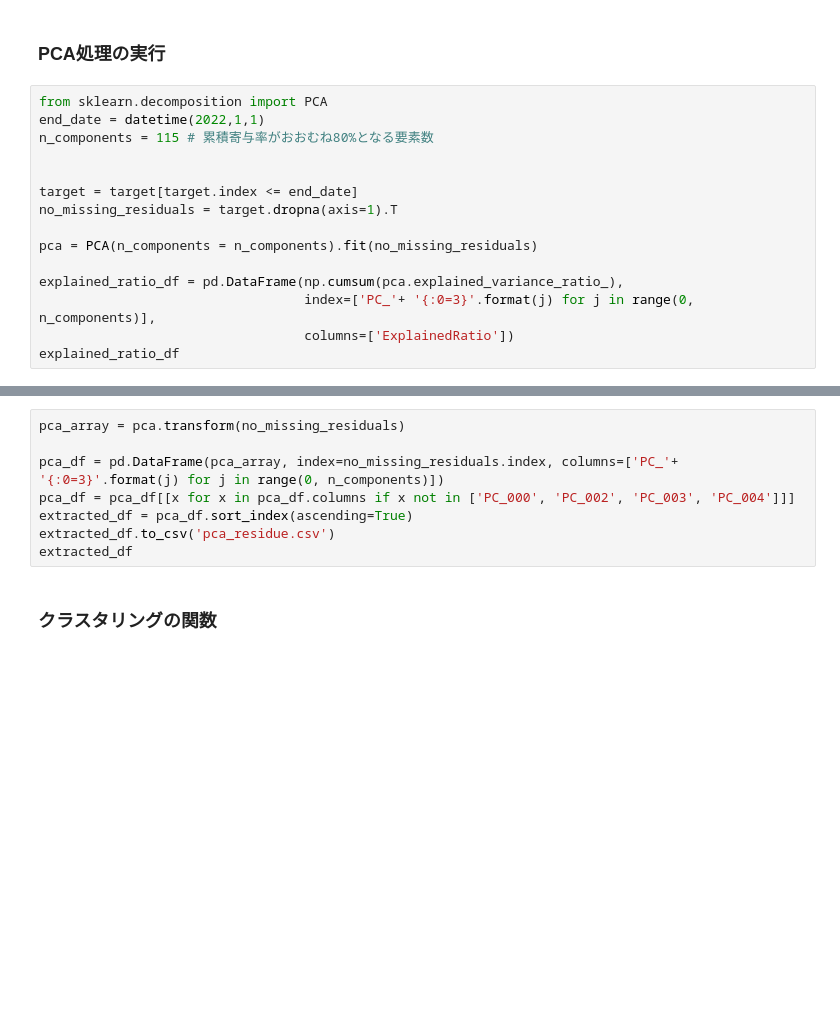
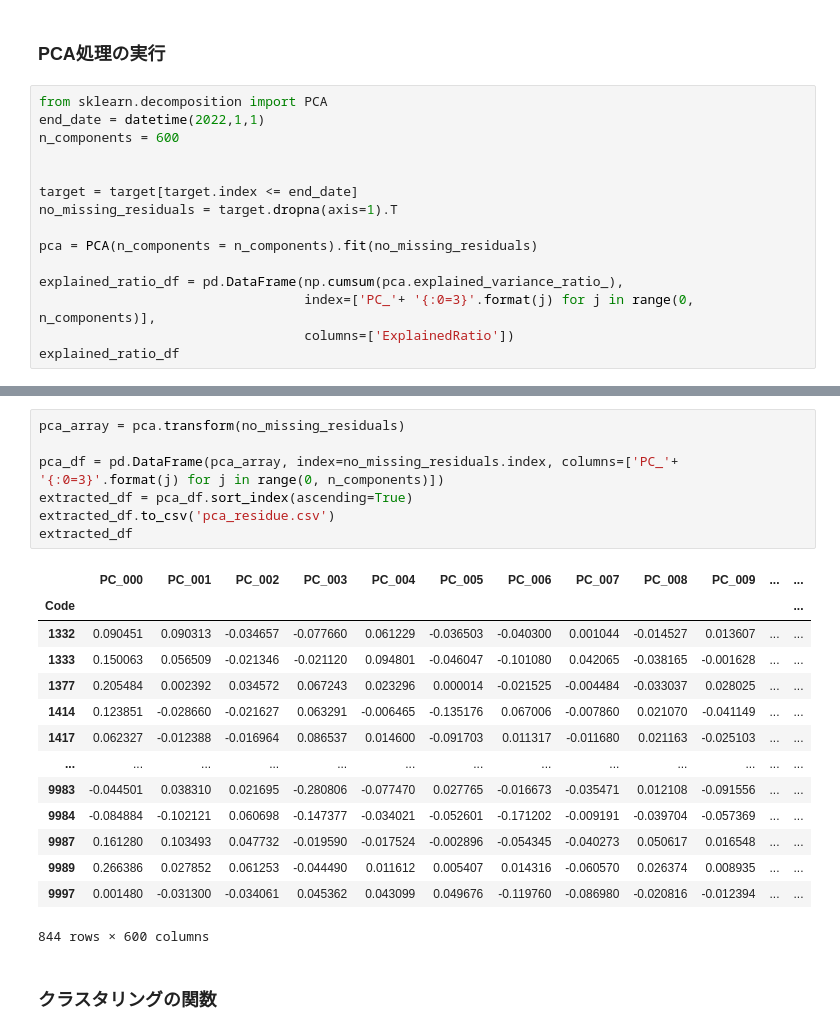
Before and after one commit to reona-investing/enrich_me, a Jupyter notebook: project/execution_scripts/clustering/sector_redim_UMAP.ipynb, the cells around one changed output, grey strips where cells are left out. Drawn from its saved outputs; the diff is of its cells as text; blank space fills up the shorter version.

```diff
--- a/project/execution_scripts/clustering/sector_redim_UMAP.ipynb
+++ b/project/execution_scripts/clustering/sector_redim_UMAP.ipynb
@@ -35,7 +70,7 @@ target
 # %%
 from sklearn.decomposition import PCA
 end_date = datetime(2022,1,1)
-n_components = 115 # 累積寄与率がおおむね80%となる要素数
+n_components = 600
 
 
 target = target[target.index <= end_date]
@@ -50,11 +99,25 @@ explained_ratio_df
 # %%
 pca_array = pca.transform(no_missing_residuals)
 
 pca_df = pd.DataFrame(pca_array, index=no_missing_residuals.index, columns=['PC_'+ '{:0=3}'.format(j) for j in range(0, n_components)])
-pca_df = pca_df[[x for x in pca_df.columns if x not in ['PC_000', 'PC_002', 'PC_003', 'PC_004']]]
 extracted_df = pca_df.sort_index(ascending=True)
 extracted_df.to_csv('pca_residue.csv')
 extracted_df
+# %% [output]
+|  | PC_000 | PC_001 | PC_002 | PC_003 | PC_004 | PC_005 | PC_006 | PC_007 | PC_008 | PC_009 | ... | ... |
+| Code |  |  |  |  |  |  |  |  |  |  |  | ... |
+| 1332 | 0.090451 | 0.090313 | -0.034657 | -0.077660 | 0.061229 | -0.036503 | -0.040300 | 0.001044 | -0.014527 | 0.013607 | ... | ... |
+| 1333 | 0.150063 | 0.056509 | -0.021346 | -0.021120 | 0.094801 | -0.046047 | -0.101080 | 0.042065 | -0.038165 | -0.001628 | ... | ... |
+| 1377 | 0.205484 | 0.002392 | 0.034572 | 0.067243 | 0.023296 | 0.000014 | -0.021525 | -0.004484 | -0.033037 | 0.028025 | ... | ... |
+| 1414 | 0.123851 | -0.028660 | -0.021627 | 0.063291 | -0.006465 | -0.135176 | 0.067006 | -0.007860 | 0.021070 | -0.041149 | ... | ... |
+| 1417 | 0.062327 | -0.012388 | -0.016964 | 0.086537 | 0.014600 | -0.091703 | 0.011317 | -0.011680 | 0.021163 | -0.025103 | ... | ... |
+| ... | ... | ... | ... | ... | ... | ... | ... | ... | ... | ... | ... | ... |
+| 9983 | -0.044501 | 0.038310 | 0.021695 | -0.280806 | -0.077470 | 0.027765 | -0.016673 | -0.035471 | 0.012108 | -0.091556 | ... | ... |
+| 9984 | -0.084884 | -0.102121 | 0.060698 | -0.147377 | -0.034021 | -0.052601 | -0.171202 | -0.009191 | -0.039704 | -0.057369 | ... | ... |
+| 9987 | 0.161280 | 0.103493 | 0.047732 | -0.019590 | -0.017524 | -0.002896 | -0.054345 | -0.040273 | 0.050617 | 0.016548 | ... | ... |
+| 9989 | 0.266386 | 0.027852 | 0.061253 | -0.044490 | 0.011612 | 0.005407 | 0.014316 | -0.060570 | 0.026374 | 0.008935 | ... | ... |
+| 9997 | 0.001480 | -0.031300 | -0.034061 | 0.045362 | 0.043099 | 0.049676 | -0.119760 | -0.086980 | -0.020816 | -0.012394 | ... | ... |
+844 rows × 600 columns
 # %% [markdown]
 ### クラスタリングの関数
 # %%
```
Also changed, not shown: parts of 8 cells of this notebook, 5 other files.
